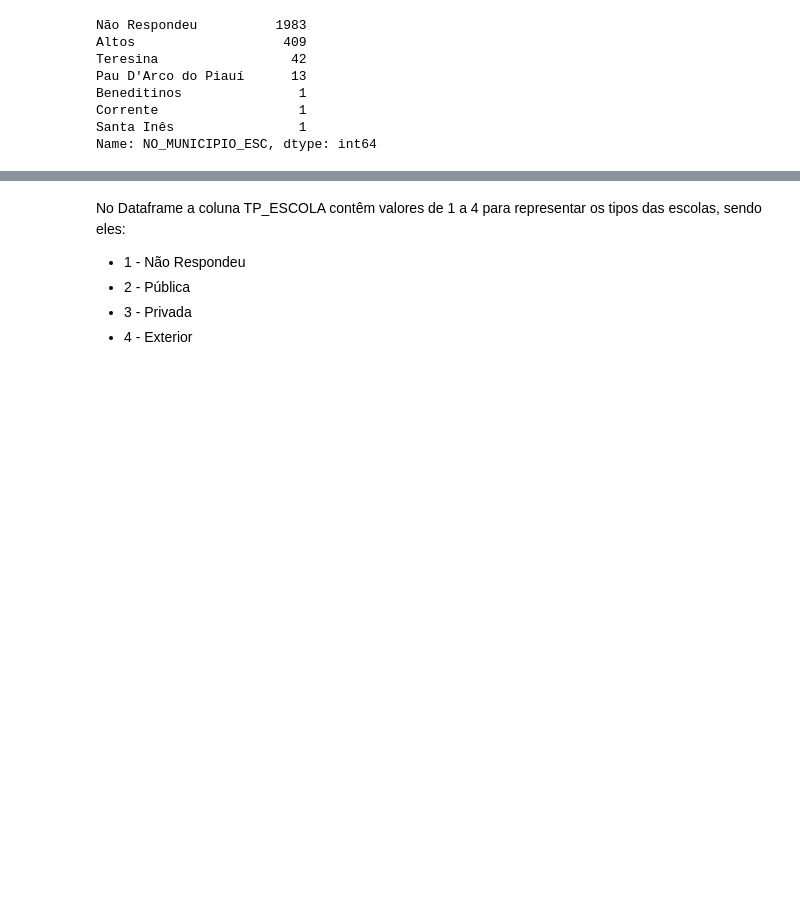
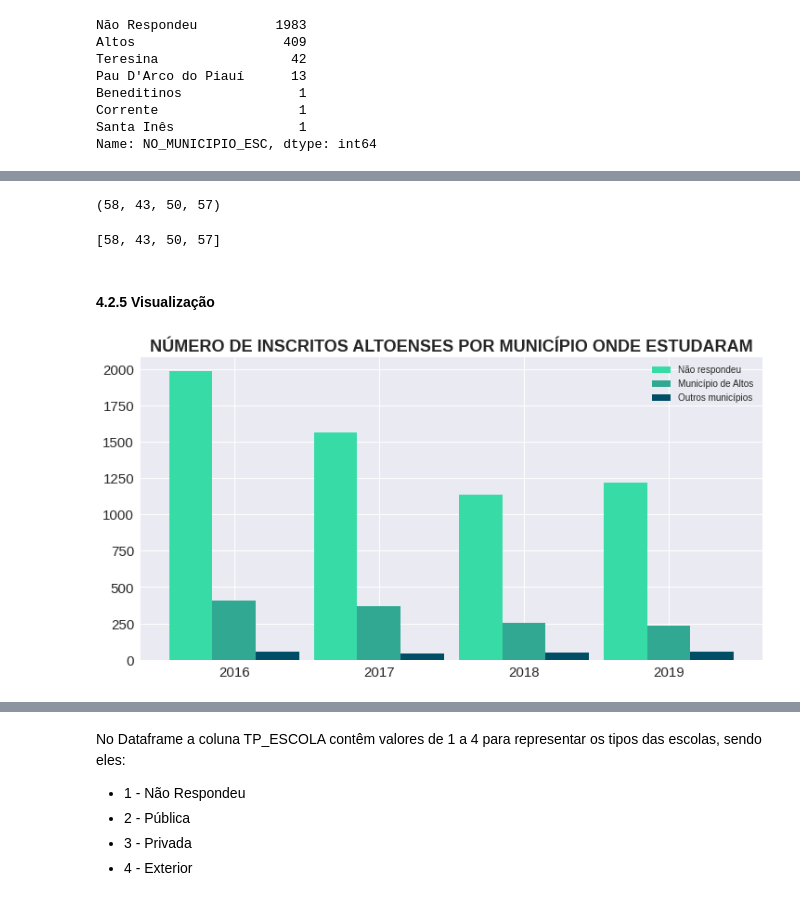
Before and after one commit to Julio-M39/PesquisaAltosEnem, a Jupyter notebook: PesquisaAltosEnem.ipynb, the cells around one changed output, grey strips where cells are left out. Saved outputs shown, nothing was run; the diff lists cells and outputs as text; code cells hidden in the pictures; blank space fills up the shorter version.

```diff
--- a/PesquisaAltosEnem.ipynb
+++ b/PesquisaAltosEnem.ipynb
@@ -182,0 +311,6 @@ Em 2016 os municípios onde os Altoenses estudaram foram:
+# %%
+# Adicionando as consultas na lista inscritos_por_altos
+inscritos_por_nrsp.append(nrsp_2016)
+inscritos_por_nrsp.append(nrsp_2017)
+inscritos_por_nrsp.append(nrsp_2018)
+inscritos_por_nrsp.append(nrsp_2019)
@@ -182,0 +324,51 @@ Em 2016 os municípios onde os Altoenses estudaram foram:
+# %%
+#Selecionando quem estudaram em outros municípios
+outros_2016 = microdadoNovo2016.query('(NO_MUNICIPIO_ESC ==	"Outros")')['NO_MUNICIPIO_ESC'].count()
+outros_2017 = microdadoNovo2017.query('(NO_MUNICIPIO_ESC == "Outros")')['NO_MUNICIPIO_ESC'].count()
+outros_2018 = microdadoNovo2018.query('(NO_MUNICIPIO_ESC == "Outros")')['NO_MUNICIPIO_ESC'].count()
+outros_2019 = microdadoNovo2019.query('(NO_MUNICIPIO_ESC == "Outros")')['NO_MUNICIPIO_ESC'].count()
+# %%
+#Números de inscritos que não responderam onde estudaram
+outros_2016, outros_2017, outros_2018, outros_2019
+# %% [output]
+(58, 43, 50, 57)
+# %%
+# Adicionando as consultas na lista inscritos_por_altos
+inscritos_por_outros.append(outros_2016)
+inscritos_por_outros.append(outros_2017)
+inscritos_por_outros.append(outros_2018)
+inscritos_por_outros.append(outros_2019)
+# %%
+#Conferindo nossa lista
+inscritos_por_outros
+# %% [output]
+[58, 43, 50, 57]
+# %% [markdown]
+#### **4.2.5 Visualização**
+# %%
+#Largura da barra
+barWidth = 0.30
+
+#Tamanho do gráfico
+plt.figure(figsize = (12, 6))
+
+#Posição da barra
+b1 = np.arange(len(inscritos_por_nrsp))
+b2 = [x + barWidth for x in b1]
+b3 = [x + barWidth for x in b2]
+
+#Criaçao de barras
+plt.bar(b1, inscritos_por_nrsp, color='#37DBA6', width=barWidth, label='Não respondeu')
+plt.bar(b2, inscritos_por_altos, color='#31A892', width=barWidth, label='Município de Altos')
+plt.bar(b3, inscritos_por_outros, color='#004E66', width=barWidth, label='Outros municípios')
+
+#Legenda
+plt.xticks([b + barWidth for b in range(len(inscritos_por_nrsp))], anos)
+plt.title('NÚMERO DE INSCRITOS ALTOENSES POR MUNICÍPIO ONDE ESTUDARAM', fontsize=18, fontweight=600)
+
+#Tamanho dos eixos x,y
+plt.tick_params(labelsize=15)
+
+plt.legend();
+# %% [output]
+[figure, added]
```
Also changed, not shown: parts of 188 cells of this notebook.
